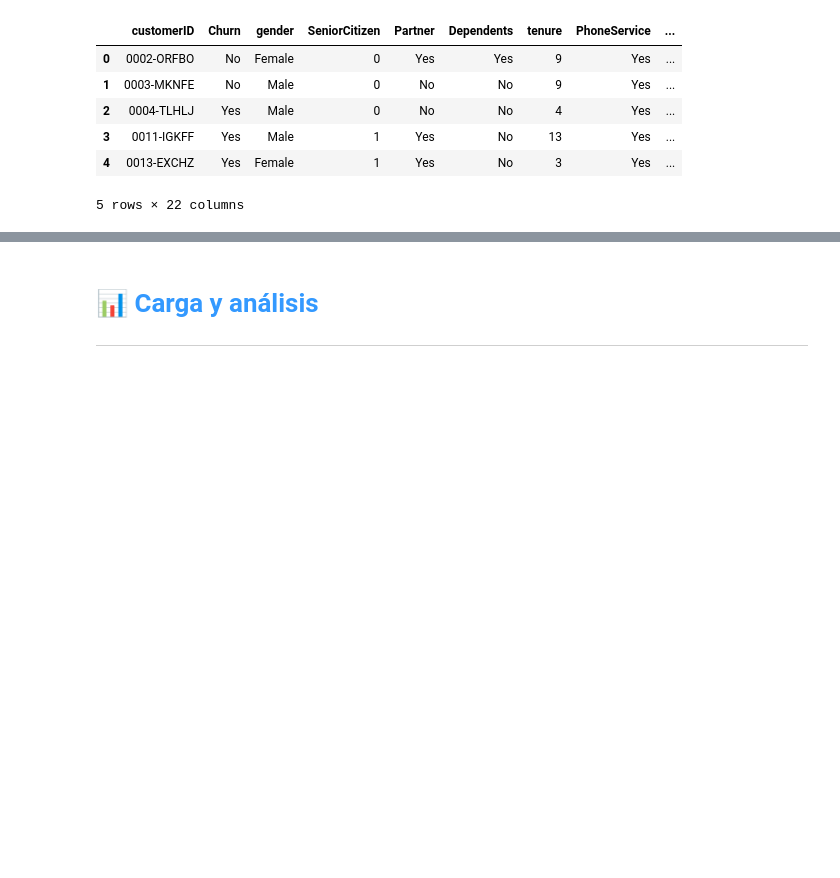
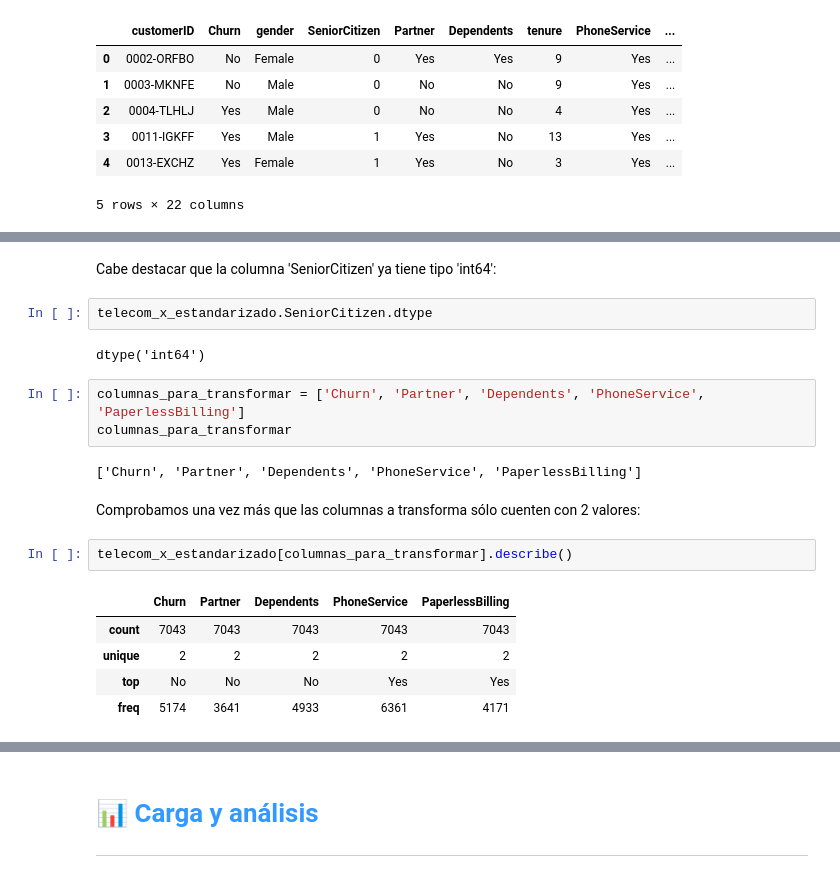
Before and after one commit to carloslozano-rg/challenge-telecom-x, a Jupyter notebook: TelecomX_LATAM.ipynb, the cells around one changed output, grey strips where cells are left out. Drawn from its saved outputs; the diff is of its cells as text; blank space fills up the shorter version.

```diff
--- a/TelecomX_LATAM.ipynb
+++ b/TelecomX_LATAM.ipynb
@@ -830,0 +856,21 @@ telecom_x_consistente.head()
+# %% [markdown]
+Cabe destacar que la columna 'SeniorCitizen' ya tiene tipo 'int64':
+# %%
+telecom_x_estandarizado.SeniorCitizen.dtype
+# %% [output]
+dtype('int64')
+# %%
+columnas_para_transformar = ['Churn', 'Partner', 'Dependents', 'PhoneService', 'PaperlessBilling']
+columnas_para_transformar
+# %% [output]
+['Churn', 'Partner', 'Dependents', 'PhoneService', 'PaperlessBilling']
+# %% [markdown]
+Comprobamos una vez más que las columnas a transforma sólo cuenten con 2 valores:
+# %%
+telecom_x_estandarizado[columnas_para_transformar].describe()
+# %% [output]
+|  | Churn | Partner | Dependents | PhoneService | PaperlessBilling |
+| count | 7043 | 7043 | 7043 | 7043 | 7043 |
+| unique | 2 | 2 | 2 | 2 | 2 |
+| top | No | No | No | Yes | Yes |
+| freq | 5174 | 3641 | 4933 | 6361 | 4171 |
```
Also changed, not shown: parts of 53 cells of this notebook, 1 other file.
